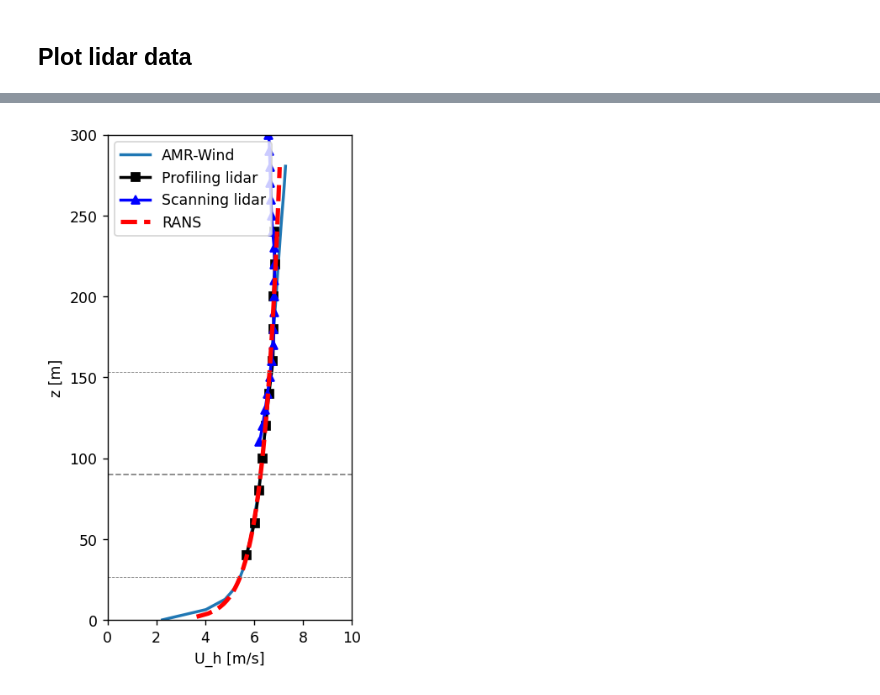
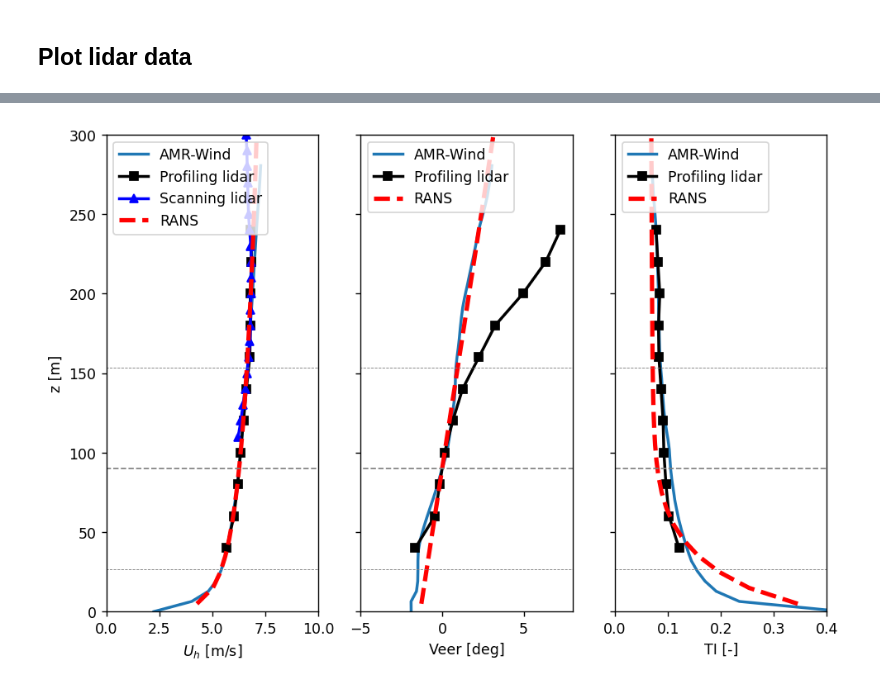
Before and after one commit to sandialabs/SANDwake3D, a Jupyter notebook: ABLCalibration/JRSE_Neutral/NeutralABL.ipynb, the cells around one changed output, grey strips where cells are left out. Drawn from its saved outputs; the diff is of its cells as text; code cells hidden in the pictures.

```diff
--- a/ABLCalibration/JRSE_Neutral/NeutralABL.ipynb
+++ b/ABLCalibration/JRSE_Neutral/NeutralABL.ipynb
@@ -26,13 +26,13 @@ from mpl_toolkits.axes_grid1 import make_axes_locatable
 ## Set mesh and BC's
 # %%
 # y-z mesh
-dz   = 2
-zmin = dz
-zmax = 280
+dz   = 10
+zmin = 5
+zmax = zmin + 300
 Nz   = int((zmax-zmin)/dz+1)
 zvec = np.linspace(zmin,zmax,Nz)
 
-dy   = 2
+dy   = 10
 ymax = 100
 Ny   = int((2*ymax)/dy+1)
 yvec = np.linspace(-ymax,ymax,Ny)
@@ -136,11 +138,11 @@ EPSinit= np.zeros((Ny, Nz))
 pinit  = np.zeros((Ny, Nz))
 
 for iz, z in enumerate(zvec):
-    Uinit[:, iz] = UABL[iz] #SANDwake3D.init_U_ABL(z,ABLparam)
-    Vinit[:, iz] = veerV[iz]
+    Uinit[:, iz] = Uprof[iz] #UABL[iz] #SANDwake3D.init_U_ABL(z,ABLparam)
+    Vinit[:, iz] = Vprof[iz] #veerV[iz]
     Winit[:, iz] = 0.0
     #Kinit[:, iz]   = SANDwake3D.init_k_ABL(z,ABLparam)
-    Kinit[:, iz]   = SANDwake3D.init_k_ABL(z,params)*np.exp(-0.002*z)
+    Kinit[:, iz]   = SANDwake3D.init_k_ABL(z,params)*np.exp(-0.05*z) + 0.025
     #EPSinit[:, iz] = 5.0E-3 #9.75E-4 #5.0E-4 #SANDwake3D.init_e_ABL(z,ABLparam)*0.1  #5.0E-4 is good
     EPSinit[:, iz] = SANDwake3D.init_e_ABL(z,params)
 
@@ -165,6 +167,6 @@ axs[0].set_ylim([0, zmax])
 # %%
-xvecplot=[0, 600, 1000]
-dx  = 150
+xvecplot=[0, 200, 400, 1000, 1200] #600, 1000]
+dx  = 50 #150
 
 xvec = np.arange(xvecplot[0], xvecplot[-1]+1.0E-6, dx)
 #xvec=[0, 200, 400, 600]
@@ -172,7 +174,7 @@ xvec = np.arange(xvecplot[0], xvecplot[-1]+1.0E-6, dx)
 #xvec = xvecplot
 start_time = time.time()
 phi = SANDwake3D.marchSystem(phiinit, xvec, dy, dz, params,
-                             SANDwake3D.getTypicalWMBC(Uinit[0,-1], params['Tw'], veerBC=veerV),
+                             SANDwake3D.getTypicalWMBC(Uinit[0,-1], params['Tw'], veerBC=Vprof),
                              SANDwake3D.kepsT_eqns,
                              advanceSys=SANDwake3D.advanceSystemKEPS,
                              verbose=True, maxiter=100, tol=1.0E-4)
@@ -247,9 +244,12 @@ lidardir='./'
 
 # Plot wind speed
 WS_profiling = np.loadtxt(lidardir+'/Profiles_WindSpeed_a1_selectedcase_profiling.txt',delimiter=',')
+WD_profiling = np.loadtxt(lidardir+'/Profiles_WindDirection_a1_selectedcase_profiling.txt',delimiter=',')
 WS_scanning  = np.loadtxt(lidardir+'/Profiles_WindSpeed_a1_selectedcase_scanning.txt',delimiter=',')
+WD_zhh = np.interp(turbhh, WD_profiling[:,1], WD_profiling[:,0])
 
-fig, ax = plt.subplots(1,1, figsize=(3,6), dpi=125)
+iRANS = 0
+fig, axs = plt.subplots(1,3, figsize=(9,6), dpi=125, sharey=True)
 for icase, case in enumerate(cases):
     label   = case['label']
     prefix  = case['prefix']
@@ -259,20 +259,65 @@ for icase, case in enumerate(cases):
     dat=np.loadtxt(datadir+'/'+fname.format(prefix=prefix))
     z  = dat[:,0]
     uh = dat[:,1]
+
+    # Plot Uh
+    ax=axs[0]
     ax.plot(uh, z,  label=label, **lstyle)
 
-# Plot lidar data
+    # Plot veer
+    ax = axs[1]
+    WD = dat[:,2]
+    thetahh = np.interp(turbhh, z, WD)
+    ax.plot(WD-thetahh, z, label=label, **lstyle)
+
+    # Plot TI
+    ax = axs[2]
+    TI_horiz  = dat[:,5]
+    ax.plot(TI_horiz, z,  label=label, **lstyle)
+    #ax.plot(TI_profiling[:,0], TI_profiling[:,1], 'k-s',  lw=2)
+
+# --- Plot lidar data ---
+ax=axs[0]
 ax.plot(WS_profiling[:,0], WS_profiling[:,1], 'k-', marker='s', label='Profiling lidar', lw=2)
 ax.plot(WS_scanning[:,0],  WS_scanning[:,1],  'b-', marker='^', label='Scanning lidar', lw=2)
+# Plot RANS data
+Uh = np.sqrt(phi['u'][iRANS,islice,:]**2 + phi['v'][iRANS,islice,:]**2)
+ax.plot(Uh, zvec, 'r--', lw=3, label='RANS')
 
-ax.plot(phi['u'][0,islice,:], zvec, 'r--', lw=3, label='RANS')
+# --- Plot veer ---
+ax=axs[1]
+ax.plot(WD_profiling[:,0]-WD_zhh, WD_profiling[:,1], 'k-s',  lw=2, label='Profiling lidar')
+#plotrotorlinesax(ax, zhh, rotorD, -5,10, linestyles='dashed', color='gray',)
+WD_RANS = np.arctan2(phi['v'][iRANS,islice,:], phi['u'][iRANS,islice,:])*180/np.pi
+ax.plot(WD_RANS, zvec, 'r--', lw=3, label='RANS')
+ax.set_xlim([-5, 8])
+ax.set_xlabel('Veer [deg]')
 
-# Plot the turbine dimensions
-plotrotorlines(turbhh, rotorD, 0, 20, linestyles='dashed', color='gray',)
+# --- Plot TI ---
+ax=axs[2]
+TI_profiling = np.loadtxt(lidardir+'/Profiles_TurbInt_a1_selectedcase_profiling.txt',delimiter=',')
+TI_scanning  = np.loadtxt(lidardir+'/Profiles_TurbInt_a1_selectedcase_scanning.txt',delimiter=',')
+ax.plot(TI_profiling[:,0], TI_profiling[:,1], 'k-s',  lw=2, label='Profiling lidar')
 
-ax.set_ylim([0,300])
+# TKE = 0.5*(uu + vv + ww)  = 1.5*(uu)
+# uu = 2/3*TKE
+TI_RANS = np.sqrt((4.0/3.0)*phi['k'][iRANS,islice,:]/phi['u'][iRANS,islice,:])
+ax.plot(TI_RANS, zvec, 'r--', lw=3, label='RANS')
+
+
+
+for ax in axs:
+    ax.set_ylim([0,300])
+    ax.legend(loc='upper left')
+    # Plot the turbine dimensions
+    plotrotorlinesax(ax, turbhh, rotorD, -10, 20, linestyles='dashed', color='gray',)
+
+ax=axs[0]
 ax.set_xlim([0, 10])
+ax.set_xlabel('$U_h$ [m/s]')
 ax.set_ylabel('z [m]')
-ax.set_xlabel('U_h [m/s]')
-ax.legend(loc='upper left')
+
+ax=axs[2]
+ax.set_xlim([0, 0.4])
+ax.set_xlabel('TI [-]')
 # %% [output]
@@ -280,4 +325,4 @@ ax.legend(loc='upper left')
-[figure, old version]
+[figure, new version]
 # %%
 savefigs = False
 cbarticks=np.arange(0,11,1)
```
Also changed, not shown: parts of 9 cells of this notebook, 7 other files.
